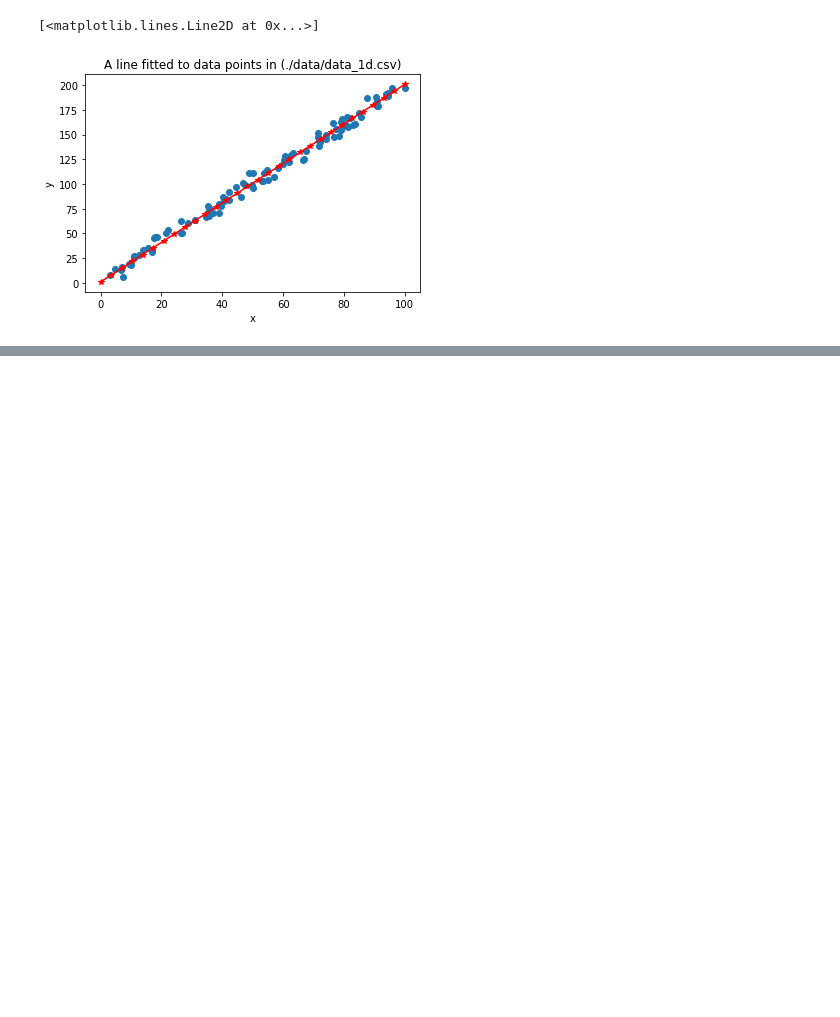
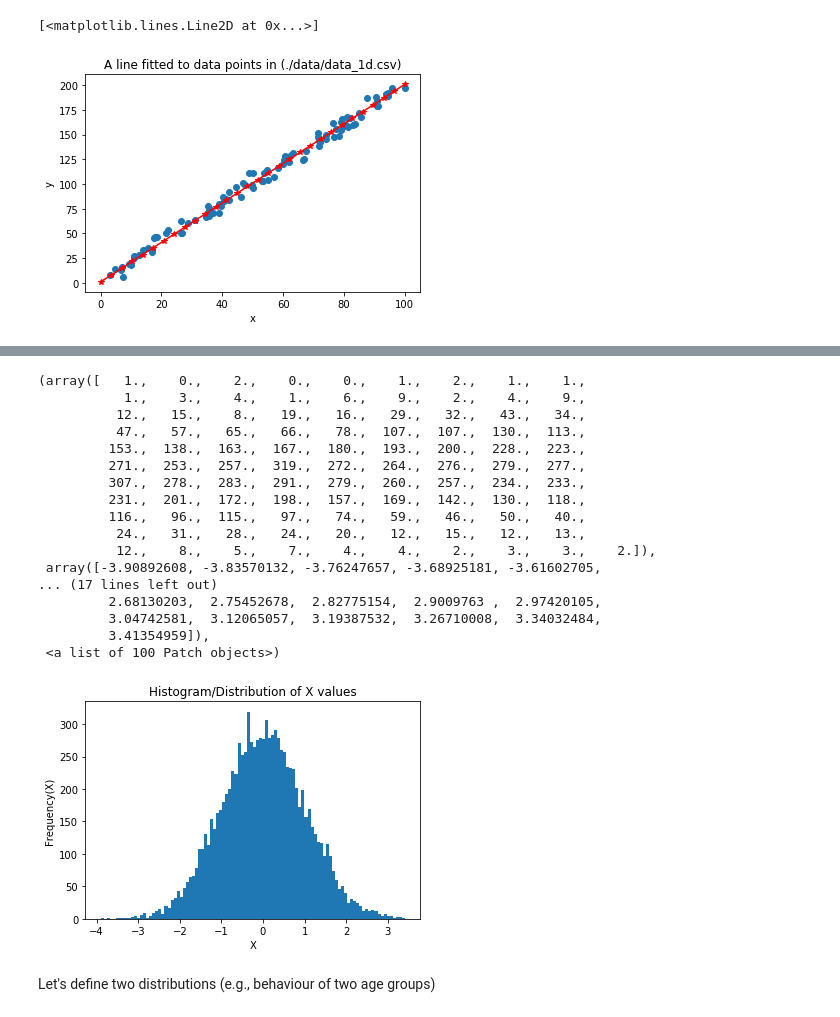
Before and after one commit to ozdemirht/Data-Science, a Jupyter notebook: matplotlib/ex1/example.ipynb, the cells around one changed output, grey strips where cells are left out. Saved outputs shown, nothing was run; the diff lists cells and outputs as text; code cells hidden in the pictures; blank space fills up the shorter version.

```diff
--- a/matplotlib/ex1/example.ipynb
+++ b/matplotlib/ex1/example.ipynb
@@ -54,0 +71,26 @@ plt.plot(x_line,y_line,c='r',marker='*')
+# %%
+plt.title('Histogram/Distribution of X values')
+plt.xlabel('X')
+plt.ylabel('Frequency(X)')
+plt.hist(hist_data,bins=100)
+# %% [output]
+(array([   1.,    0.,    2.,    0.,    0.,    1.,    2.,    1.,    1.,
+           1.,    3.,    4.,    1.,    6.,    9.,    2.,    4.,    9.,
+          12.,   15.,    8.,   19.,   16.,   29.,   32.,   43.,   34.,
+          47.,   57.,   65.,   66.,   78.,  107.,  107.,  130.,  113.,
+         153.,  138.,  163.,  167.,  180.,  193.,  200.,  228.,  223.,
+         271.,  253.,  257.,  319.,  272.,  264.,  276.,  279.,  277.,
+         307.,  278.,  283.,  291.,  279.,  260.,  257.,  234.,  233.,
+         231.,  201.,  172.,  198.,  157.,  169.,  142.,  130.,  118.,
+         116.,   96.,  115.,   97.,   74.,   59.,   46.,   50.,   40.,
+          24.,   31.,   28.,   24.,   20.,   12.,   15.,   12.,   13.,
+          12.,    8.,    5.,    7.,    4.,    4.,    2.,    3.,    3.,    2.]),
+ array([-3.90892608, -3.83570132, -3.76247657, -3.68925181, -3.61602705,
+... (17 lines left out)
+         2.68130203,  2.75452678,  2.82775154,  2.9009763 ,  2.97420105,
+         3.04742581,  3.12065057,  3.19387532,  3.26710008,  3.34032484,
+         3.41354959]),
+ <a list of 100 Patch objects>)
+[figure, added]
+# %% [markdown]
+Let's define two distributions (e.g., behaviour of two age groups)
```
Also changed, not shown: parts of 6 cells of this notebook.
